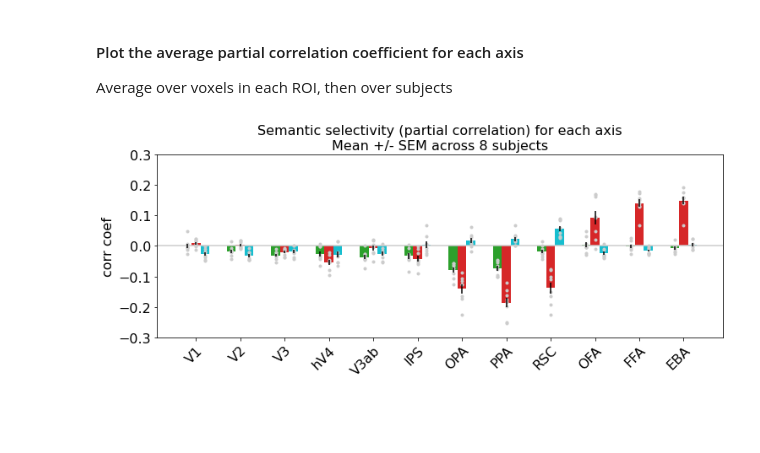
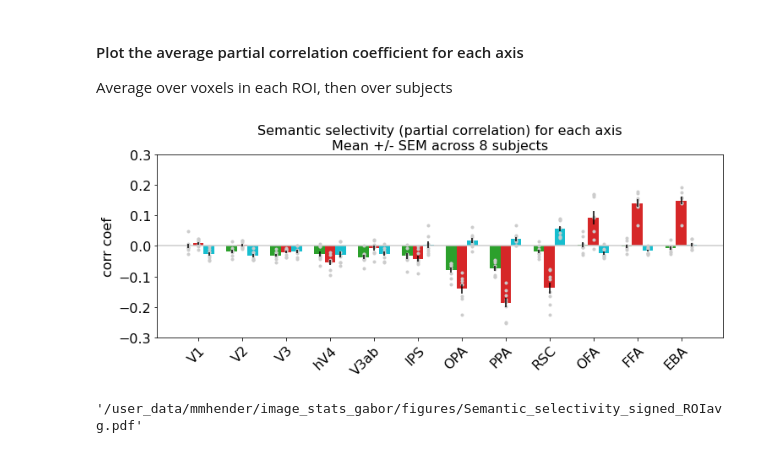
Before and after one commit to mmhenderson/image_stats_gabor, a Jupyter notebook: plot_summary/plot_semantic_selectivity.ipynb, the cells around one changed output. Cells and saved outputs as stored; diff of their text form; code cells hidden in the pictures; blank space fills up the shorter version.

```diff
--- a/plot_summary/plot_semantic_selectivity.ipynb
+++ b/plot_summary/plot_semantic_selectivity.ipynb
@@ -90,32 +91,36 @@ for si in range(n_subjects):
     vox2use = nc>nc_thresh
     vals = copy.deepcopy(partial_corrs[mm,:,si,0:n_voxels_each_subj[si]])
 
     for ri in range(n_rois):
 
         inds_this_roi = roi_def.ss_roi_defs[si].get_indices(ri) & vox2use
         roi_mean_vals[ri,:,si] = np.mean(vals[:,inds_this_roi], axis=1)
 
 mean_vals = np.mean(roi_mean_vals, axis=2)
 sem_vals = np.std(roi_mean_vals, axis=2)/np.sqrt(n_subjects)
 
 legend_separate = True
 plot_utils.set_all_font_sizes(16)
 
 plt.rcParams['pdf.fonttype']=42
 title='Semantic selectivity (partial correlation) for each axis\nMean +/- SEM across 8 subjects'
 
 bw = 0.24;
 space = (1 - (bw*mean_vals.shape[1]))/2
 fh = plot_utils.plot_multi_bars(mean_data=mean_vals, err_data=sem_vals, \
                                 point_data = np.moveaxis(roi_mean_vals, [0,1,2], [1,2,0]), \
-                                colors=colors, space=0.20, \
+                                colors=colors, space=space, \
             xticklabels=roi_names, ylabel='corr coef', \
             ylim=[-0.3, 0.3], title=title, horizontal_line_pos=0,\
             legend_labels=signed_names, \
             legend_overlaid=False, legend_separate=False, \
             fig_size=(12,4))
 
 fn2save = os.path.join(default_paths.fig_path, 'Semantic_selectivity_signed_ROIavg.pdf')
 plt.savefig(fn2save)
 # %% [output]
-[figure, old version]
+[figure, new version]
+# %%
+fn2save
+# %% [output]
+'/user_data/mmhender/image_stats_gabor/figures/Semantic_selectivity_signed_ROIavg.pdf'
```
Also changed, not shown: parts of 1 cell of this notebook, 6 other files.
